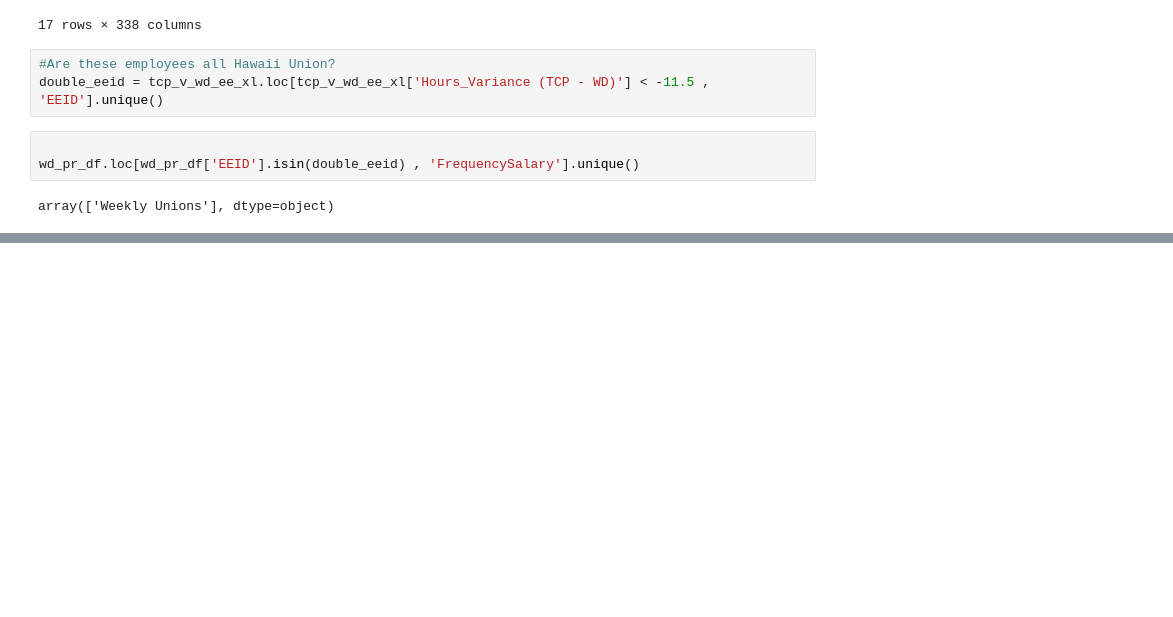
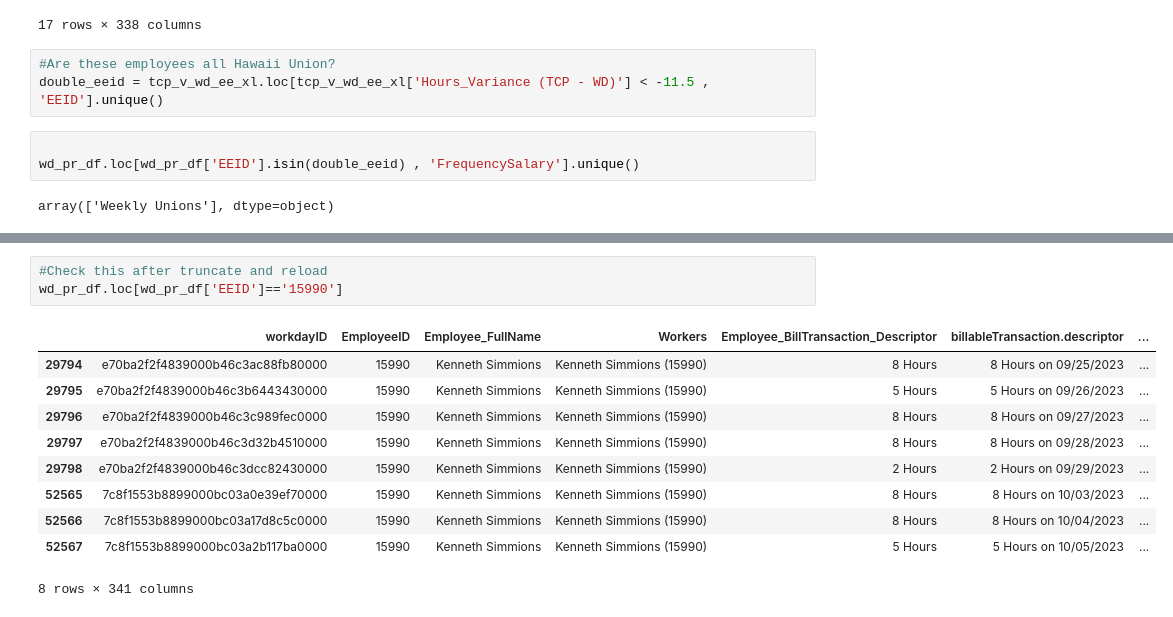
Before and after one commit to jbeachyMoss/LaborHours_Compare, a Jupyter notebook: DataValidation.ipynb, the cells around one changed output, grey strips where cells are left out. Cells and saved outputs as stored; diff of their text form; blank space fills up the shorter version.

```diff
--- a/DataValidation.ipynb
+++ b/DataValidation.ipynb
@@ -322,0 +345,14 @@ array(['Weekly Unions'], dtype=object)
+# %%
+#Check this after truncate and reload
+wd_pr_df.loc[wd_pr_df['EEID']=='15990']
+# %% [output]
+|  | workdayID | EmployeeID | Employee_FullName | Workers | Employee_BillTransaction_Descriptor | billableTransaction.descriptor | ... |
+| 29794 | e70ba2f2f4839000b46c3ac88fb80000 | 15990 | Kenneth Simmions | Kenneth Simmions (15990) | 8 Hours | 8 Hours on 09/25/2023 | ... |
+| 29795 | e70ba2f2f4839000b46c3b6443430000 | 15990 | Kenneth Simmions | Kenneth Simmions (15990) | 5 Hours | 5 Hours on 09/26/2023 | ... |
+| 29796 | e70ba2f2f4839000b46c3c989fec0000 | 15990 | Kenneth Simmions | Kenneth Simmions (15990) | 8 Hours | 8 Hours on 09/27/2023 | ... |
+| 29797 | e70ba2f2f4839000b46c3d32b4510000 | 15990 | Kenneth Simmions | Kenneth Simmions (15990) | 8 Hours | 8 Hours on 09/28/2023 | ... |
+| 29798 | e70ba2f2f4839000b46c3dcc82430000 | 15990 | Kenneth Simmions | Kenneth Simmions (15990) | 2 Hours | 2 Hours on 09/29/2023 | ... |
+| 52565 | 7c8f1553b8899000bc03a0e39ef70000 | 15990 | Kenneth Simmions | Kenneth Simmions (15990) | 8 Hours | 8 Hours on 10/03/2023 | ... |
+| 52566 | 7c8f1553b8899000bc03a17d8c5c0000 | 15990 | Kenneth Simmions | Kenneth Simmions (15990) | 8 Hours | 8 Hours on 10/04/2023 | ... |
+| 52567 | 7c8f1553b8899000bc03a2b117ba0000 | 15990 | Kenneth Simmions | Kenneth Simmions (15990) | 5 Hours | 5 Hours on 10/05/2023 | ... |
+8 rows × 341 columns
```
Also changed, not shown: parts of 2 cells of this notebook.
